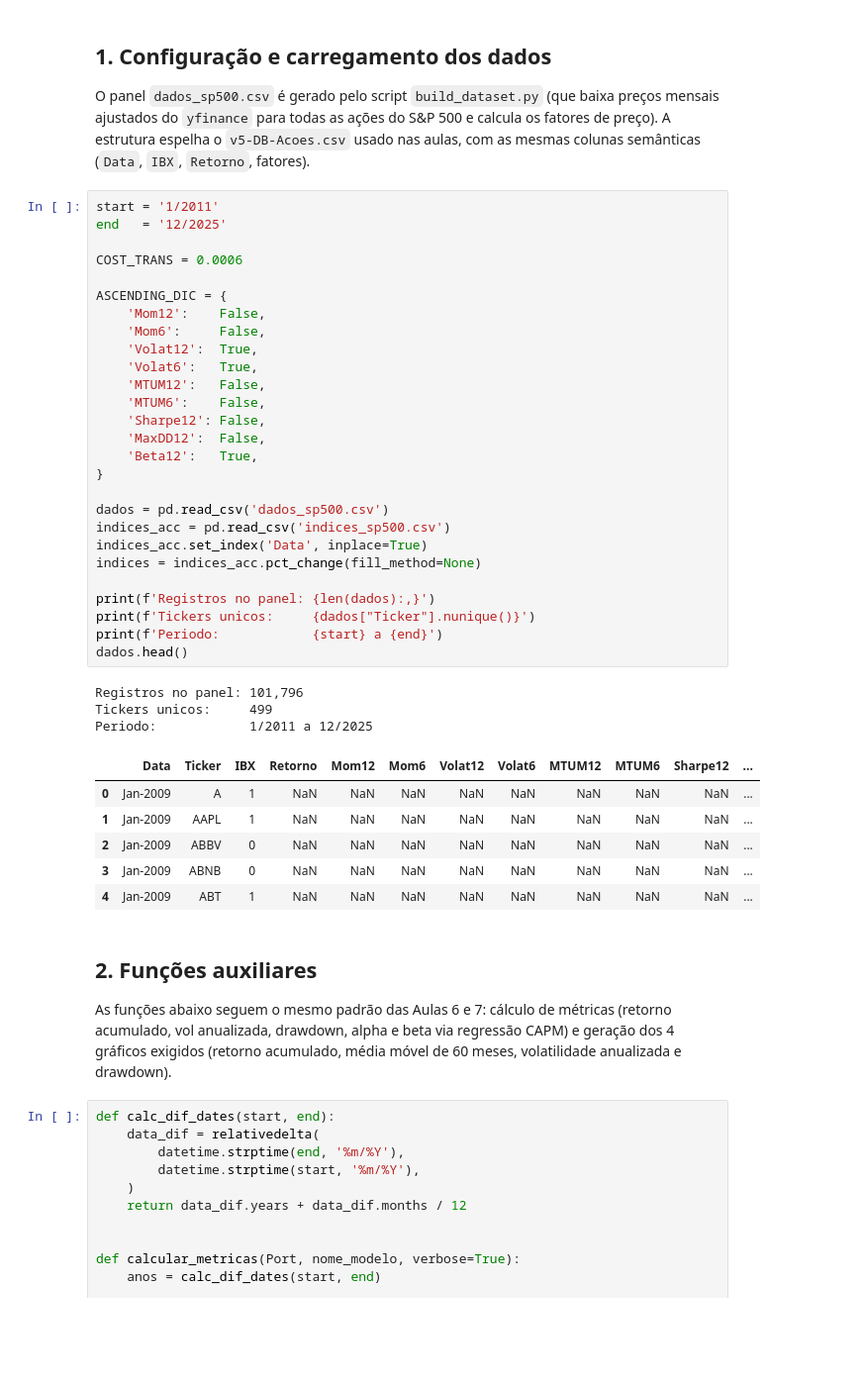
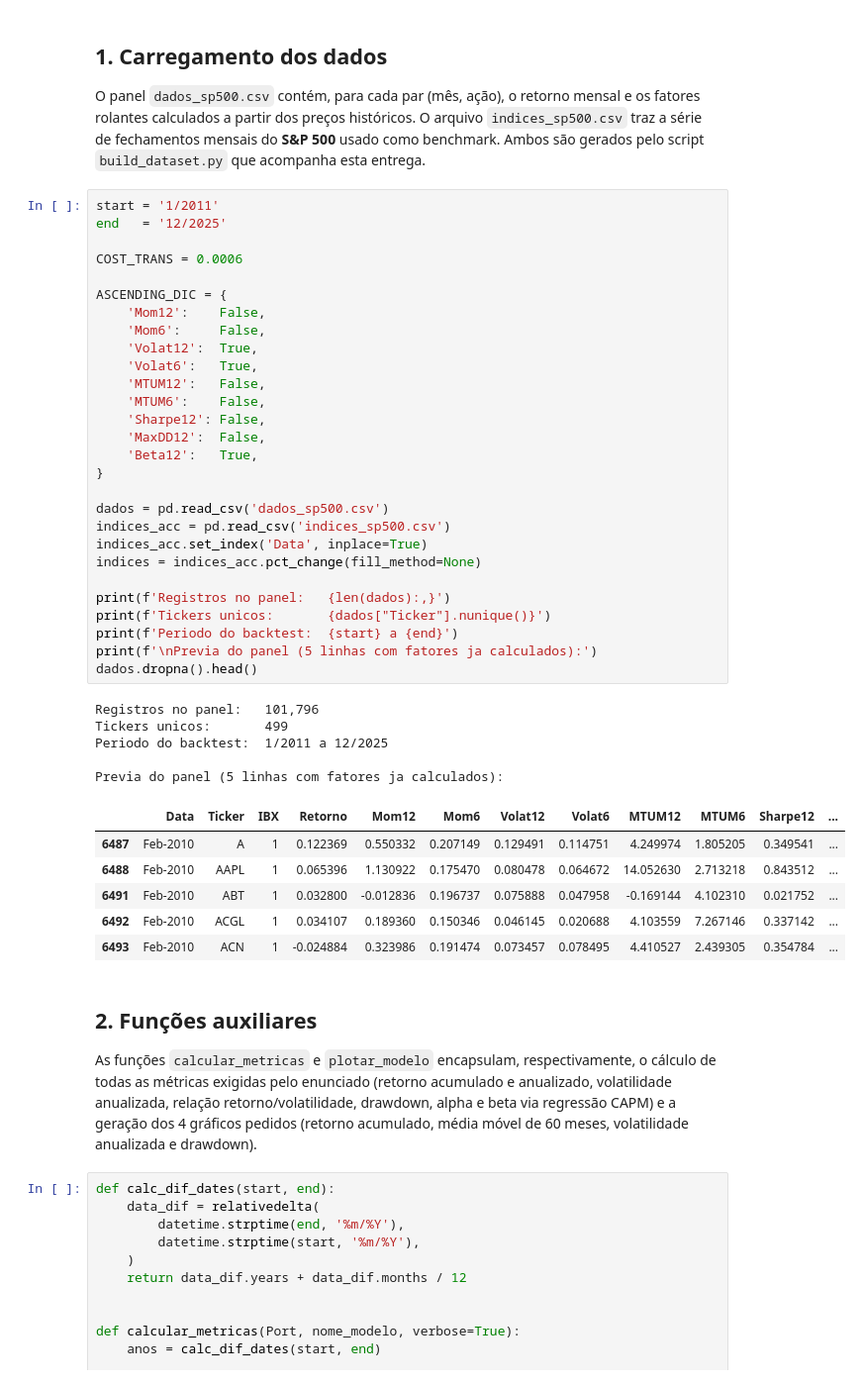
Before and after one commit to FelipeCorerato/SSC0964, a Jupyter notebook: projeto-1/trabalho_1.ipynb, the cells around one changed output. Shown at 99% size. Cells and saved outputs as stored; diff of their text form; blank space fills up the shorter version.

```diff
--- a/projeto-1/trabalho_1.ipynb
+++ b/projeto-1/trabalho_1.ipynb
@@ -53,48 +61,51 @@ ModuleNotFoundError: No module named 'numpy'
 # %% [markdown]
-## 1. Configuração e carregamento dos dados
+## 1. Carregamento dos dados
 
-O panel `dados_sp500.csv` é gerado pelo script `build_dataset.py` (que baixa preços mensais ajustados do `yfinance` para todas as ações do S&P 500 e calcula os fatores de preço). A estrutura espelha o `v5-DB-Acoes.csv` usado nas aulas, com as mesmas colunas semânticas (`Data`, `IBX`, `Retorno`, fatores).
+O panel `dados_sp500.csv` contém, para cada par (mês, ação), o retorno mensal e os fatores rolantes calculados a partir dos preços históricos. O arquivo `indices_sp500.csv` traz a série de fechamentos mensais do **S&P 500** usado como benchmark. Ambos são gerados pelo script `build_dataset.py` que acompanha esta entrega.
 # %%
 start = '1/2011'
 end   = '12/2025'
 
 COST_TRANS = 0.0006
 
 ASCENDING_DIC = {
     'Mom12':    False,
     'Mom6':     False,
     'Volat12':  True,
     'Volat6':   True,
     'MTUM12':   False,
     'MTUM6':    False,
     'Sharpe12': False,
     'MaxDD12':  False,
     'Beta12':   True,
 }
 
 dados = pd.read_csv('dados_sp500.csv')
 indices_acc = pd.read_csv('indices_sp500.csv')
 indices_acc.set_index('Data', inplace=True)
 indices = indices_acc.pct_change(fill_method=None)
 
-print(f'Registros no panel: {len(dados):,}')
-print(f'Tickers unicos:     {dados["Ticker"].nunique()}')
-print(f'Periodo:            {start} a {end}')
-dados.head()
+print(f'Registros no panel:   {len(dados):,}')
+print(f'Tickers unicos:       {dados["Ticker"].nunique()}')
+print(f'Periodo do backtest:  {start} a {end}')
+print(f'\nPrevia do panel (5 linhas com fatores ja calculados):')
+dados.dropna().head()
 # %% [output]
-Registros no panel: 101,796
-Tickers unicos:     499
-Periodo:            1/2011 a 12/2025
+Registros no panel:   101,796
+Tickers unicos:       499
+Periodo do backtest:  1/2011 a 12/2025
+
+Previa do panel (5 linhas com fatores ja calculados):
 |  | Data | Ticker | IBX | Retorno | Mom12 | Mom6 | Volat12 | Volat6 | MTUM12 | MTUM6 | Sharpe12 | ... |
-| 0 | Jan-2009 | A | 1 | NaN | NaN | NaN | NaN | NaN | NaN | NaN | NaN | ... |
-| 1 | Jan-2009 | AAPL | 1 | NaN | NaN | NaN | NaN | NaN | NaN | NaN | NaN | ... |
-| 2 | Jan-2009 | ABBV | 0 | NaN | NaN | NaN | NaN | NaN | NaN | NaN | NaN | ... |
-| 3 | Jan-2009 | ABNB | 0 | NaN | NaN | NaN | NaN | NaN | NaN | NaN | NaN | ... |
-| 4 | Jan-2009 | ABT | 1 | NaN | NaN | NaN | NaN | NaN | NaN | NaN | NaN | ... |
+| 6487 | Feb-2010 | A | 1 | 0.122369 | 0.550332 | 0.207149 | 0.129491 | 0.114751 | 4.249974 | 1.805205 | 0.349541 | ... |
+| 6488 | Feb-2010 | AAPL | 1 | 0.065396 | 1.130922 | 0.175470 | 0.080478 | 0.064672 | 14.052630 | 2.713218 | 0.843512 | ... |
+| 6491 | Feb-2010 | ABT | 1 | 0.032800 | -0.012836 | 0.196737 | 0.075888 | 0.047958 | -0.169144 | 4.102310 | 0.021752 | ... |
+| 6492 | Feb-2010 | ACGL | 1 | 0.034107 | 0.189360 | 0.150346 | 0.046145 | 0.020688 | 4.103559 | 7.267146 | 0.337142 | ... |
+| 6493 | Feb-2010 | ACN | 1 | -0.024884 | 0.323986 | 0.191474 | 0.073457 | 0.078495 | 4.410527 | 2.439305 | 0.354784 | ... |
 # %% [markdown]
 ## 2. Funções auxiliares
 
-As funções abaixo seguem o mesmo padrão das Aulas 6 e 7: cálculo de métricas (retorno acumulado, vol anualizada, drawdown, alpha e beta via regressão CAPM) e geração dos 4 gráficos exigidos (retorno acumulado, média móvel de 60 meses, volatilidade anualizada e drawdown).
+As funções `calcular_metricas` e `plotar_modelo` encapsulam, respectivamente, o cálculo de todas as métricas exigidas pelo enunciado (retorno acumulado e anualizado, volatilidade anualizada, relação retorno/volatilidade, drawdown, alpha e beta via regressão CAPM) e a geração dos 4 gráficos pedidos (retorno acumulado, média móvel de 60 meses, volatilidade anualizada e drawdown).
 # %%
 def calc_dif_dates(start, end):
     data_dif = relativedelta(
```
Also changed, not shown: parts of 12 cells of this notebook.
